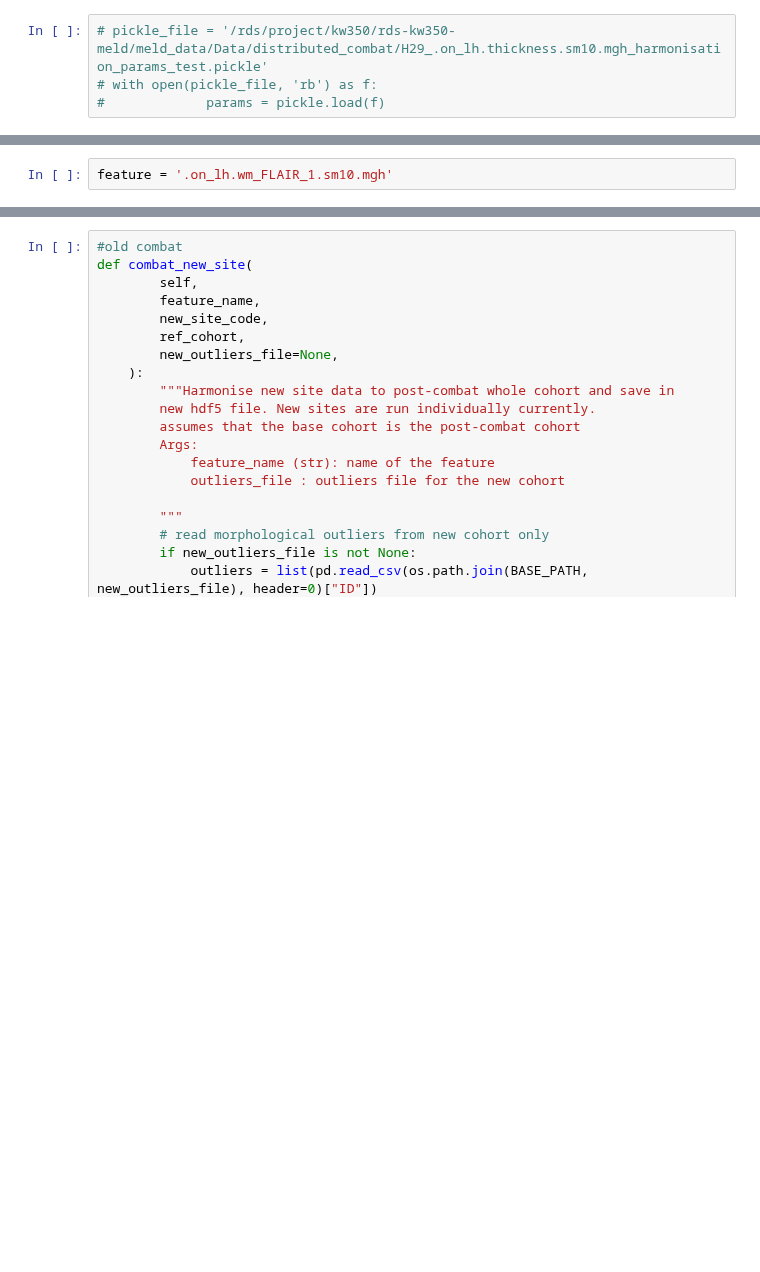
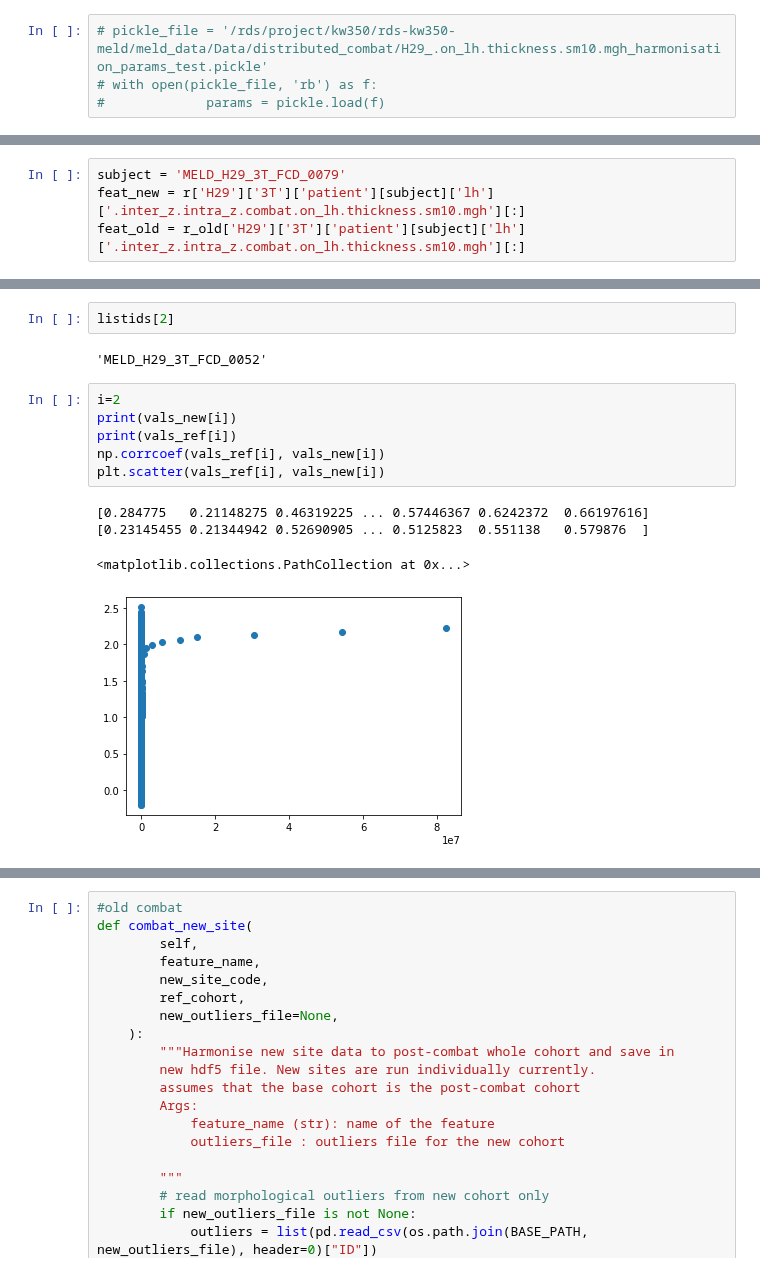
Before and after one commit to MELDProject/meld_classifier, a Jupyter notebook: notebooks/distributed_neurcombat.ipynb, the cells around one changed output, grey strips where cells are left out. Drawn from its saved outputs; the diff is of its cells as text; blank space fills up the shorter version.

```diff
--- a/notebooks/distributed_neurcombat.ipynb
+++ b/notebooks/distributed_neurcombat.ipynb
@@ -323,3 +485,7 @@ feat_old = r_old['H29']['3T']['patient']['MELD_H29_3T_FCD_0079']['lh']['.inter_z
+# %%
+subject = 'MELD_H29_3T_FCD_0079'
+feat_new = r['H29']['3T']['patient'][subject]['lh']['.inter_z.intra_z.combat.on_lh.thickness.sm10.mgh'][:]
+feat_old = r_old['H29']['3T']['patient'][subject]['lh']['.inter_z.intra_z.combat.on_lh.thickness.sm10.mgh'][:]
 # %%
 np.corrcoef(feat_new,feat_old)
 # %% [output]
@@ -328,2 +493,0 @@ array([[1.        , 0.99673902],
-# %%
-feature = '.on_lh.wm_FLAIR_1.sm10.mgh'
@@ -329,0 +544,15 @@ feature = '.on_lh.wm_FLAIR_1.sm10.mgh'
+# %%
+listids[2]
+# %% [output]
+'MELD_H29_3T_FCD_0052'
+# %%
+i=2
+print(vals_new[i])
+print(vals_ref[i])
+np.corrcoef(vals_ref[i], vals_new[i])
+plt.scatter(vals_ref[i], vals_new[i])
+# %% [output]
+[0.284775   0.21148275 0.46319225 ... 0.57446367 0.6242372  0.66197616]
+[0.23145455 0.21344942 0.52690905 ... 0.5125823  0.551138   0.579876  ]
+<matplotlib.collections.PathCollection at 0x...>
+[figure, added]
```
Also changed, not shown: parts of 27 cells of this notebook, 8 other files.
